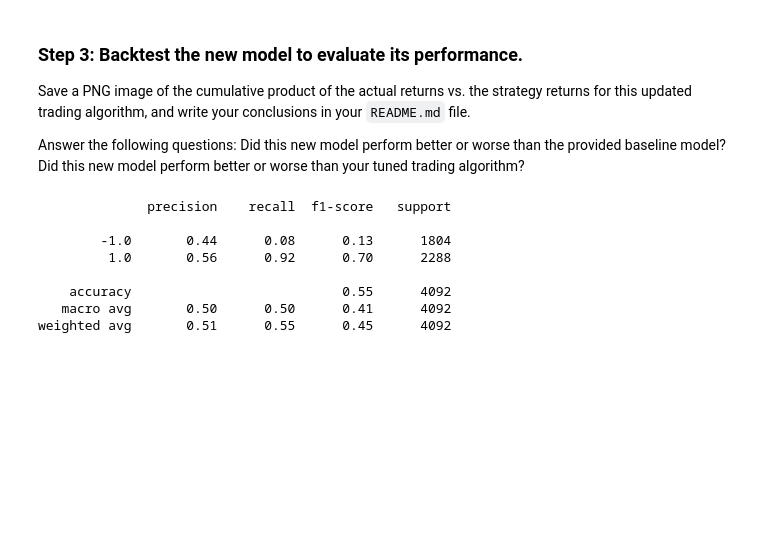
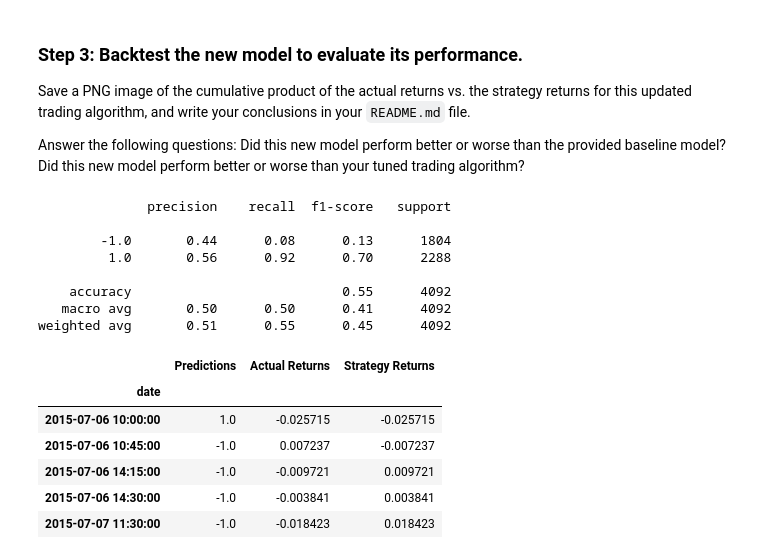
Before and after one commit to EtienneBrown1982/algorithmic_trading_bot, a Jupyter notebook: Starter_Code/machine_learning_trading_bot.ipynb, the cells around one changed output. Saved outputs shown, nothing was run; the diff lists cells and outputs as text; code cells hidden in the pictures; blank space fills up the shorter version.

```diff
--- a/Starter_Code/machine_learning_trading_bot.ipynb
+++ b/Starter_Code/machine_learning_trading_bot.ipynb
@@ -463,19 +463,27 @@ weighted avg       0.51      0.55      0.45      4092
 # %%
 # Create a new empty predictions DataFrame:
 
 # Create a predictions DataFrame
-# YOUR CODE HERE
+ab_prediction_df = pd.DataFrame(index=X_test.index)
 
 # Add the SVM model predictions to the DataFrame
-# YOUR CODE HERE
+ab_prediction_df["Predictions"] = pred
 
 # Add the actual returns to the DataFrame
-# YOUR CODE HERE
+ab_prediction_df["Actual Returns"] = signals_df["Actual Returns"]
 
 # Add the strategy returns to the DataFrame
-# YOUR CODE HERE
+ab_prediction_df["Strategy Returns"] = (ab_prediction_df["Actual Returns"]*ab_prediction_df["Predictions"])
 
 # Review the DataFrame
-# YOUR CODE HERE
+ab_prediction_df.head()
+# %% [output]
+|  | Predictions | Actual Returns | Strategy Returns |
+| date |  |  |  |
+| 2015-07-06 10:00:00 | 1.0 | -0.025715 | -0.025715 |
+| 2015-07-06 10:45:00 | -1.0 | 0.007237 | -0.007237 |
+| 2015-07-06 14:15:00 | -1.0 | -0.009721 | 0.009721 |
+| 2015-07-06 14:30:00 | -1.0 | -0.003841 | 0.003841 |
+| 2015-07-07 11:30:00 | -1.0 | -0.018423 | 0.018423 |
 # %%
 # Plot the actual returns versus the strategy returns
```
Also changed, not shown: parts of 1 cell of this notebook, 1 other file.
